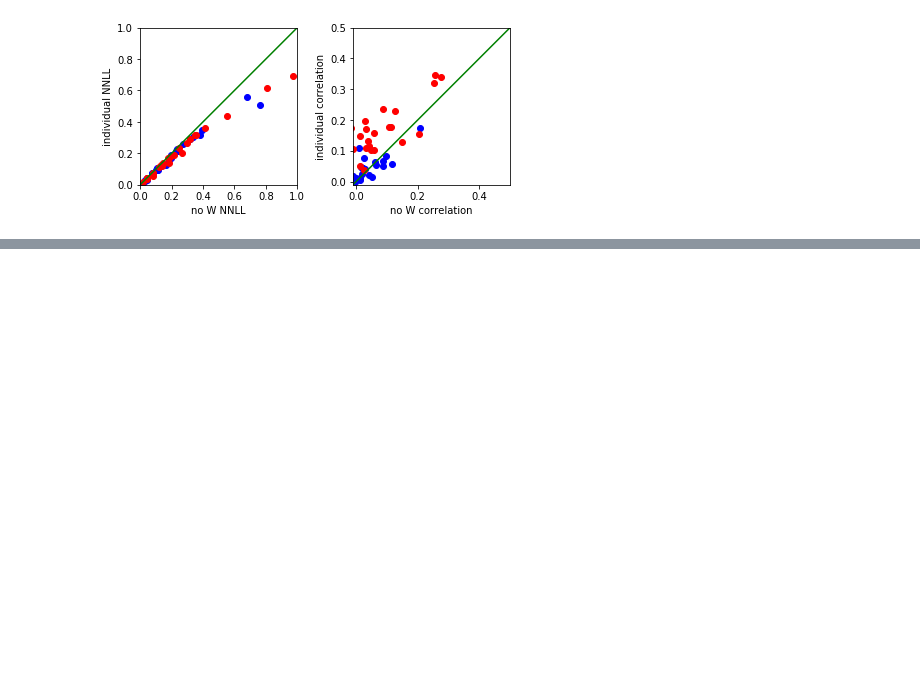
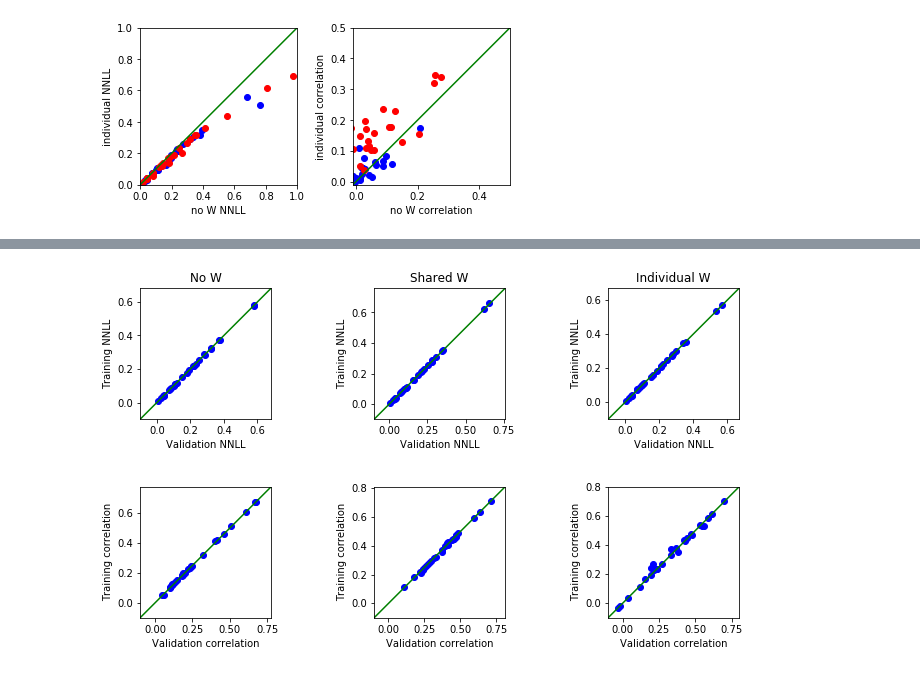
Before and after one commit to zdeblick/fun-con, a Jupyter notebook: Report.ipynb, the cells around one changed output, grey strips where cells are left out. Saved outputs shown, nothing was run; the diff lists cells and outputs as text; code cells hidden in the pictures; blank space fills up the shorter version.

```diff
--- a/Report.ipynb
+++ b/Report.ipynb
@@ -201,0 +206,80 @@ fig.tight_layout()
+# %%
+results_indiv = np.load('drifting_gratings_indivfit2.npz')
+results_shared = np.load('driftinggs_shared_run2.npz')
+results_noW = np.load('driftinggs_noW_run2.npz')
+fig,axes = plt.subplots(ncols=3,nrows=2)
+
+ax = axes[0,0]
+(x,y) = (results_noW['val_losses'],results_noW['train_losses'])
+lims = [-0.1,max(np.max(x),np.max(y))+0.1]
+ax.plot(x,y,'bo')
+ax.plot(lims,lims,'g')
+ax.axis('square')
+ax.set_xlim(lims)
+ax.set_ylim(lims)
+ax.set_title('No W')
+ax.set_xlabel('Validation NNLL')
+ax.set_ylabel('Training NNLL')
+
+ax = axes[1,0]
+(x,y) = (results_noW['val_corrs'],results_noW['train_corrs'])
+lims = [-0.1,max(np.max(x),np.max(y))+0.1]
+ax.plot(x,y,'bo')
+ax.plot(lims,lims,'g')
+ax.axis('square')
+ax.set_xlim(lims)
+ax.set_ylim(lims)
+ax.set_xlabel('Validation correlation')
+ax.set_ylabel('Training correlation')
+
+ax = axes[0,1]
+(x,y) = (results_shared['val_losses'],results_shared['train_losses'])
+lims = [-0.1,max(np.max(x),np.max(y))+0.1]
+ax.plot(x,y,'bo')
+ax.plot(lims,lims,'g')
+ax.axis('square')
+ax.set_xlim(lims)
+ax.set_ylim(lims)
+ax.set_title('Shared W')
+ax.set_xlabel('Validation NNLL')
+ax.set_ylabel('Training NNLL')
+
+ax = axes[1,1]
+(x,y) = (results_shared['val_corrs'],results_shared['train_corrs'])
+lims = [-0.1,max(np.max(x),np.max(y))+0.1]
+ax.plot(x,y,'bo')
+ax.plot(lims,lims,'g')
+ax.axis('square')
+ax.set_xlim(lims)
+ax.set_ylim(lims)
+ax.set_xlabel('Validation correlation')
+ax.set_ylabel('Training correlation')
+
+ax = axes[0,2]
+(x,y) = (results_indiv['val_losses'],results_indiv['train_losses'])
+lims = [-0.1,max(np.max(x),np.max(y))+0.1]
+ax.plot(x,y,'bo')
+ax.plot(lims,lims,'g')
+ax.axis('square')
+ax.set_xlim(lims)
+ax.set_ylim(lims)
+ax.set_title('Individual W')
+ax.set_xlabel('Validation NNLL')
+ax.set_ylabel('Training NNLL')
+
+ax = axes[1,2]
+(x,y) = (results_indiv['val_corrs'],results_indiv['train_corrs'])
+lims = [-0.1,max(np.max(x),np.max(y))+0.1]
+ax.plot(x,y,'bo')
+ax.plot(lims,lims,'g')
+ax.axis('square')
+ax.set_xlim(lims)
+ax.set_ylim(lims)
+ax.set_xlabel('Validation correlation')
+ax.set_ylabel('Training correlation')
+
+
+fig.tight_layout()
+fig.set_size_inches(10,6)
+# %% [output]
+[figure, added]
```
Also changed, not shown: parts of 10 cells of this notebook, 5 other files.
